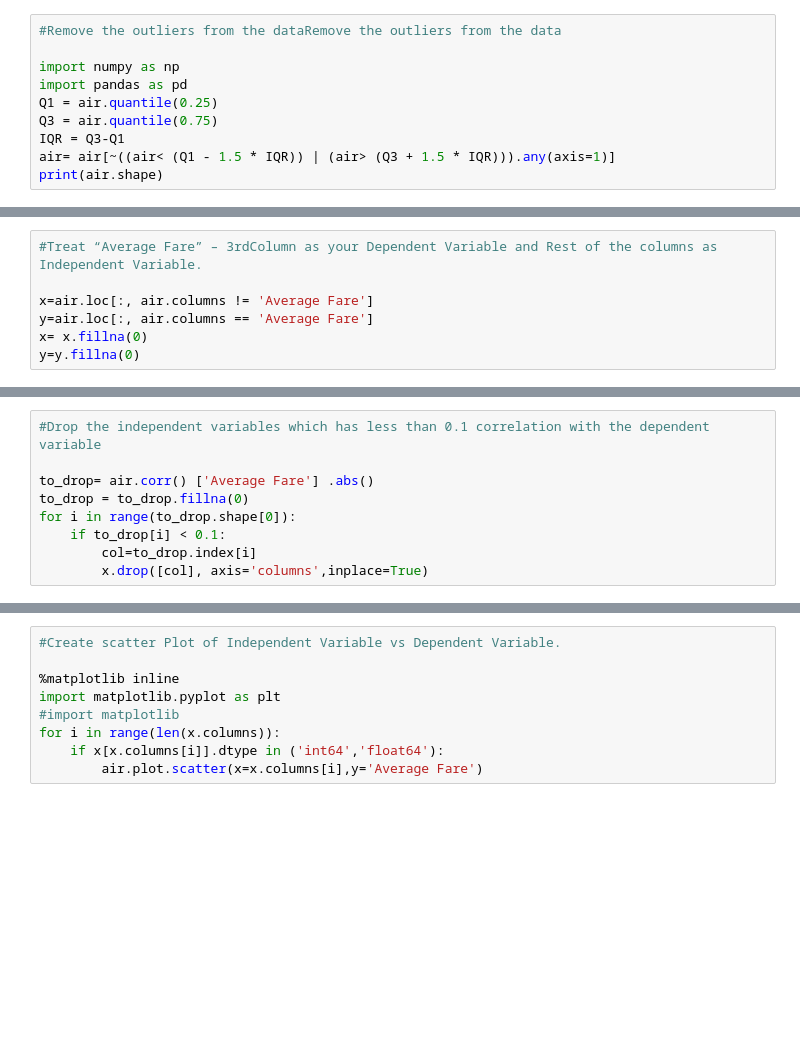
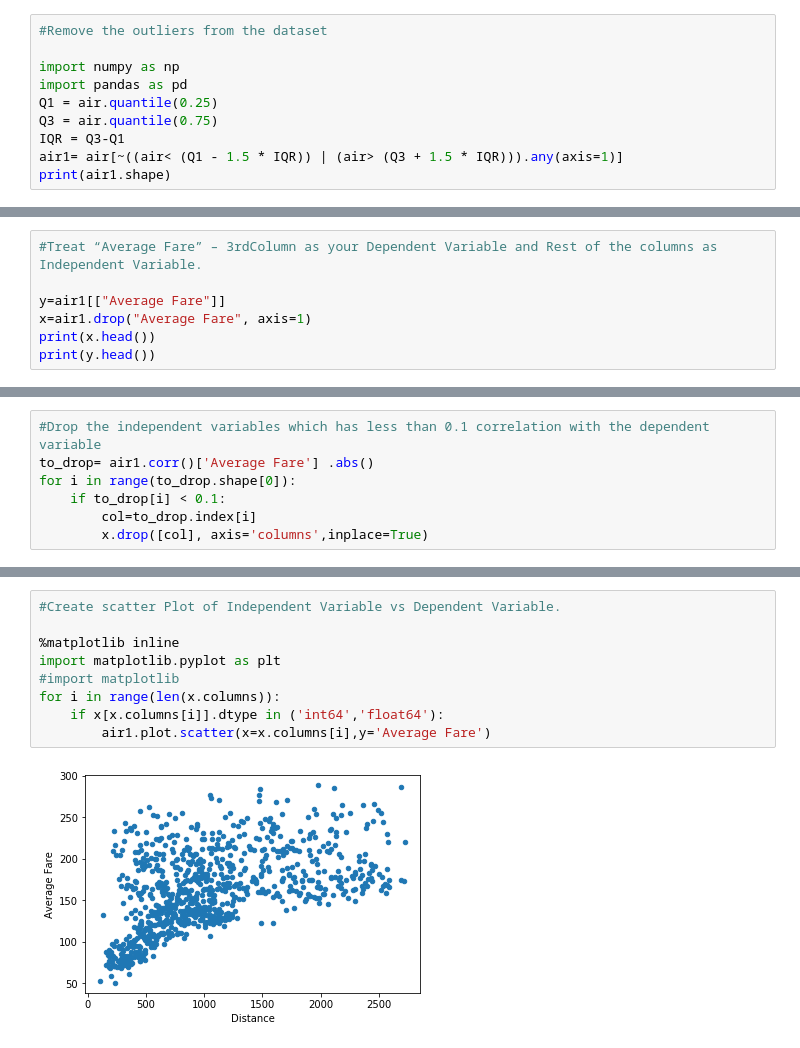
Before and after one commit to ganeshkrish85/bancstack, a Jupyter notebook: Supervised Learning Project - 1.ipynb, the cells around one changed output, grey strips where cells are left out. Drawn from its saved outputs; the diff is of its cells as text; blank space fills up the shorter version.

```diff
--- a/Supervised Learning Project - 1.ipynb
+++ b/Supervised Learning Project - 1.ipynb
@@ -7,10 +11,10 @@ print(air.shape)
 # %%
-#Remove the outliers from the dataRemove the outliers from the data
+#Remove the outliers from the dataset
 
 import numpy as np
 import pandas as pd
 Q1 = air.quantile(0.25)
 Q3 = air.quantile(0.75)
 IQR = Q3-Q1
-air= air[~((air< (Q1 - 1.5 * IQR)) | (air> (Q3 + 1.5 * IQR))).any(axis=1)]
-print(air.shape)
+air1= air[~((air< (Q1 - 1.5 * IQR)) | (air> (Q3 + 1.5 * IQR))).any(axis=1)]
+print(air1.shape)
@@ -17,7 +32,7 @@ print(air.shape)
 # %%
 #Treat “Average Fare” – 3rdColumn as your Dependent Variable and Rest of the columns as Independent Variable.
 
-x=air.loc[:, air.columns != 'Average Fare']
-y=air.loc[:, air.columns == 'Average Fare']
-x= x.fillna(0)
-y=y.fillna(0)
+y=air1[["Average Fare"]]
+x=air1.drop("Average Fare", axis=1)
+print(x.head())
+print(y.head())
@@ -24,8 +59,6 @@ y=y.fillna(0)
 # %%
 #Drop the independent variables which has less than 0.1 correlation with the dependent variable
-
-to_drop= air.corr() ['Average Fare'] .abs()
-to_drop = to_drop.fillna(0)
+to_drop= air1.corr()['Average Fare'] .abs()
 for i in range(to_drop.shape[0]):
     if to_drop[i] < 0.1:
         col=to_drop.index[i]
@@ -33,9 +76,11 @@ for i in range(to_drop.shape[0]):
 # %%
 #Create scatter Plot of Independent Variable vs Dependent Variable.
 
 %matplotlib inline
 import matplotlib.pyplot as plt
 #import matplotlib
 for i in range(len(x.columns)):
     if x[x.columns[i]].dtype in ('int64','float64'):
-        air.plot.scatter(x=x.columns[i],y='Average Fare')
+        air1.plot.scatter(x=x.columns[i],y='Average Fare')
+# %% [output]
+[figure, added]
```
Also changed, not shown: parts of 10 cells of this notebook, 1 other file.
